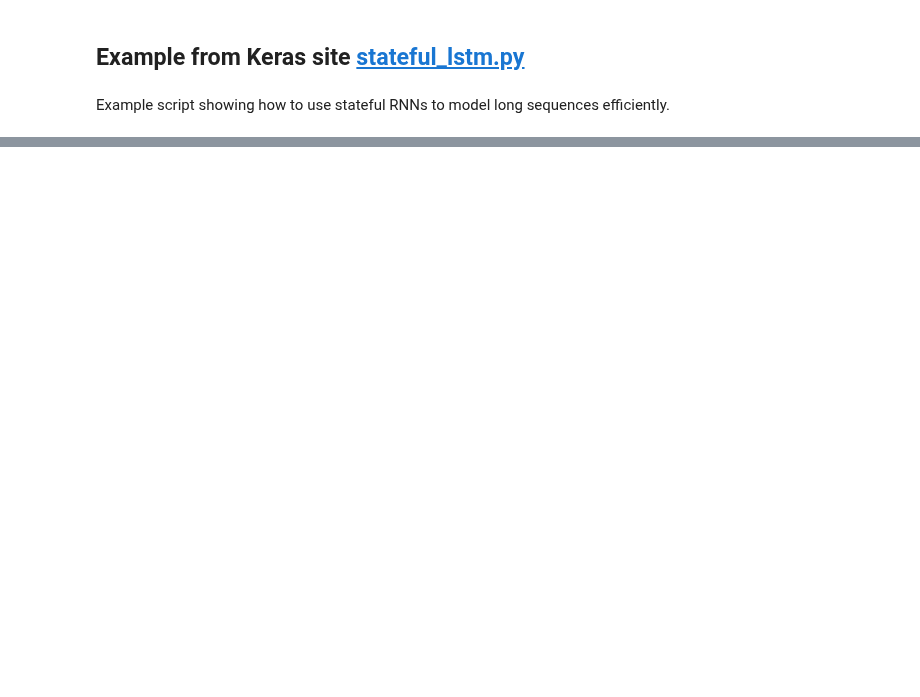
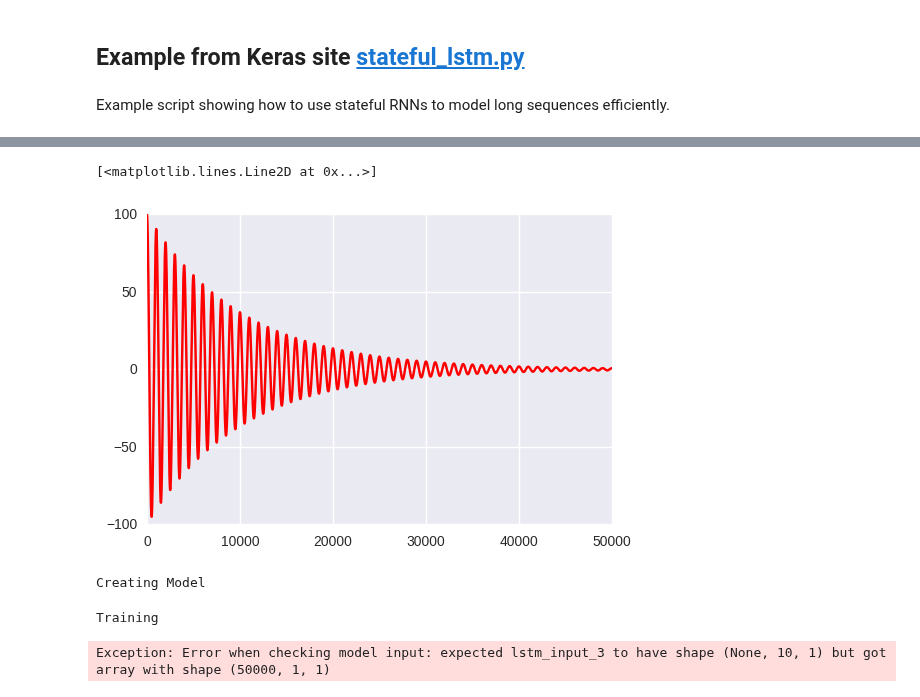
Before and after one commit to vfdev-5/SPR, a Jupyter notebook: examples/example_rnn_keras.ipynb, the cells around one changed output, grey strips where cells are left out. Saved outputs shown, nothing was run; the diff lists cells and outputs as text; code cells hidden in the pictures; blank space fills up the shorter version.

```diff
--- a/examples/example_rnn_keras.ipynb
+++ b/examples/example_rnn_keras.ipynb
@@ -264,0 +231,6 @@ Plotting Results
+# %%
+xaxis = np.arange(0, 50000, 1)
+plt.plot(xaxis, cos[:,0,0], 'r-')
+# %% [output]
+[<matplotlib.lines.Line2D at 0x...>]
+[figure, added]
@@ -264,0 +241,22 @@ Plotting Results
+# %%
+print('Creating Model')
+model = Sequential()
+model.add(LSTM(50,
+               input_shape=(tsteps, 1),
+               return_sequences=False, # Whether to return the last output in the output sequence, or the full sequence.
+               stateful=False))
+model.add(Dense(1))
+model.compile(loss='mse', optimizer='rmsprop')
+# %% [output]
+Creating Model
+# %%
+print('Training')
+model.fit(cos,
+          expected_output,
+          batch_size=batch_size,
+          verbose=1,
+          nb_epoch=epochs,
+          shuffle=False)
+# %% [output]
+Training
+Exception: Error when checking model input: expected lstm_input_3 to have shape (None, 10, 1) but got array with shape (50000, 1, 1)
```
Also changed, not shown: parts of 16 cells of this notebook, 3 other files.
